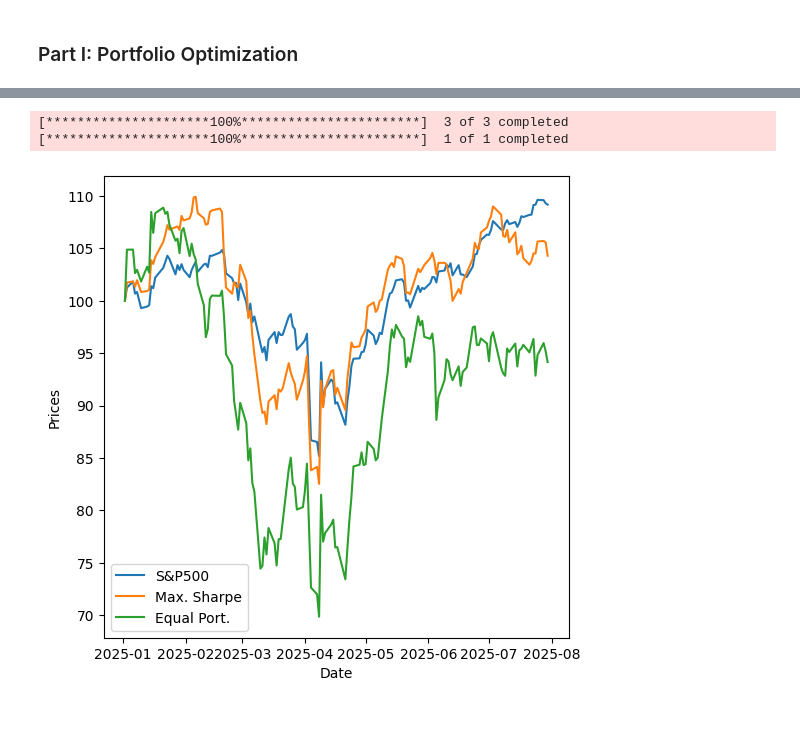
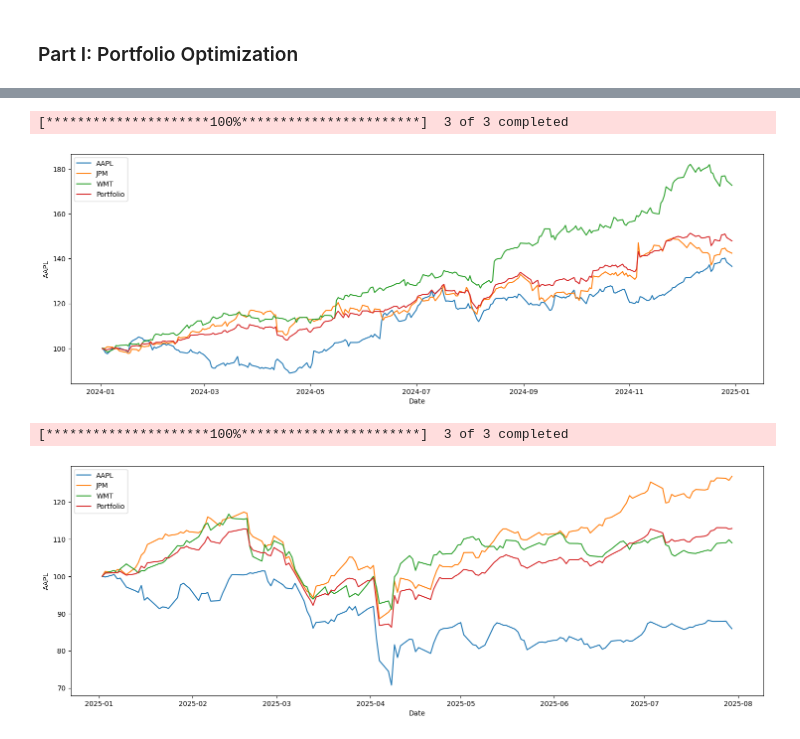
Before and after one commit to ashishmathew98/Financial-Analysis, a Jupyter notebook: financial-analysis-group-project.ipynb, the cells around one changed output, grey strips where cells are left out. Saved outputs shown, nothing was run; the diff lists cells and outputs as text; code cells hidden in the pictures.

Commit message:
updated efficient frontier graph

```diff
--- a/financial-analysis-group-project.ipynb
+++ b/financial-analysis-group-project.ipynb
@@ -106,7 +119,24 @@ def plotEfficientFrontier(returns,rfr):
+# %%
+def plotReturns(tickers,start_date,end_date,weights):
+    df = yf.download(tickers,start_date,end_date)
+    df = df['Close']
+    df = 100 * df / df.iloc[0]
+    weighted_sum = 0
+
+    for stock, weight in zip(tickers,weights):
+        weighted_sum += df[stock] * weight
+
+    df['Portfolio'] = weighted_sum
+
+    plt.figure(figsize=(18,6))
+    for stock in df.columns:
+        sns.lineplot(x=df.index,y=df[stock],label=stock,)
+    plt.legend()
+    plt.show()
 # %%
-tickers = ['AXP','WMT','NRG','AAPL','TSLA']
 start_date = datetime(2024,1,1).date()
 end_date = datetime(2024,12,31).date()
-
-daily_return, tbill_data = pullPriceData(tickers,start_date,end_date)
+tickers = ['AAPL','WMT','JPM']
+mean_returns, cov_matrix, daily_rfr = returnCharacteristics(tickers,start_date,end_date)
+opt_weights = optimal_weights(mean_returns,cov_matrix,daily_rfr)
 # %% [output]
@@ -367,14 +176,0 @@ def wrapper(tickers,end_date,start_date,verbose=True):
-# %%
-# Generate return characteristics of selected stockcs for the desired date range
-# Calculate optimal portfolio weights for a Max Sharpe ratio
-# Plot returns of the S&P500, Equal Weight portfolio and Max. Sharpe Portfolio
-
-end_date = datetime(2024,12,31).date()
-start_date = end_date - timedelta(days=365)
-tickers = [
-    'AXP',      # American Express
-    'WMT',      # Walmart
-    'TSLA',     # Tesla
-    ]
-
-optimal_weights = wrapper(tickers,end_date,start_date,verbose=True)
@@ -403,9 +181,12 @@ TSLA:0.71
+# %%
+plotReturns(tickers,start_date,end_date,opt_weights)
+# %% [output]
+[*********************100%***********************]  3 of 3 completed
+[figure, added]
 # %%
-# Out of sample evaluation of portfolios
 start_date = datetime(2025,1,1).date()
 end_date = datetime(2025,7,31).date()
-plot_returns(tickers,end_date,start_date,optimal_weights)
+plotReturns(tickers,start_date,end_date,opt_weights)
 # %% [output]
 [*********************100%***********************]  3 of 3 completed
-[*********************100%***********************]  1 of 1 completed
-[figure, old version]
+[figure, new version]
```
Also changed, not shown: parts of 10 cells of this notebook.
